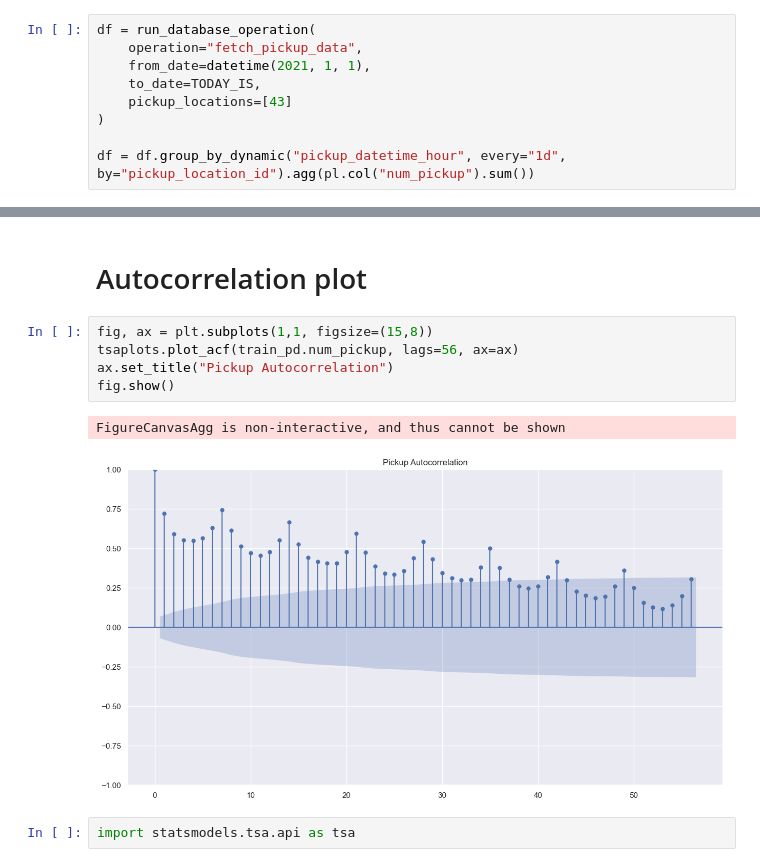
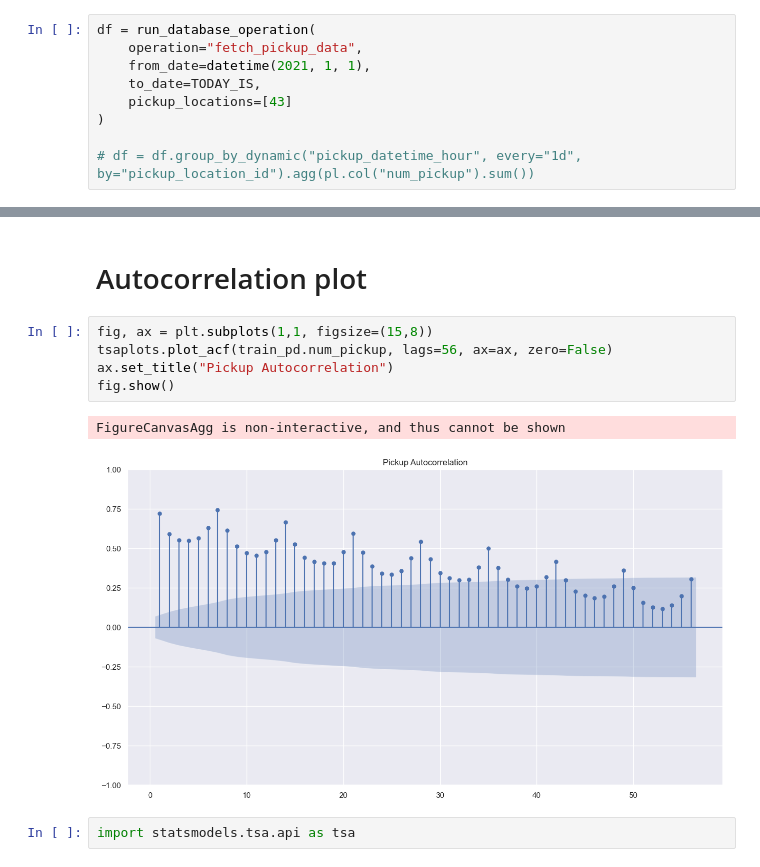
Before and after one commit to slafaurie/taxi_demand_service, a Jupyter notebook: notebooks/02_exploratory_data_analysis.ipynb, the cells around one changed output, grey strips where cells are left out. Saved outputs shown, nothing was run; the diff lists cells and outputs as text.

```diff
--- a/notebooks/02_exploratory_data_analysis.ipynb
+++ b/notebooks/02_exploratory_data_analysis.ipynb
@@ -35,7 +35,7 @@ df = run_database_operation(
     pickup_locations=[43]
 )
 
-df = df.group_by_dynamic("pickup_datetime_hour", every="1d", by="pickup_location_id").agg(pl.col("num_pickup").sum())
+# df = df.group_by_dynamic("pickup_datetime_hour", every="1d", by="pickup_location_id").agg(pl.col("num_pickup").sum())
 # %%
 train, test = split_into_train_and_test(df)
 train.shape, test.shape
@@ -55,12 +55,12 @@ plot_ts(train_pd, "num_pickup")
 # Autocorrelation plot
 # %%
 fig, ax = plt.subplots(1,1, figsize=(15,8))
-tsaplots.plot_acf(train_pd.num_pickup, lags=56, ax=ax)
+tsaplots.plot_acf(train_pd.num_pickup, lags=56, ax=ax, zero=False)
 ax.set_title("Pickup Autocorrelation")
 fig.show()
 # %% [output]
 FigureCanvasAgg is non-interactive, and thus cannot be shown
-[figure, old version]
+[figure, new version]
 # %%
 import statsmodels.tsa.api as tsa
 # %%
```
Also changed, not shown: parts of 2 cells of this notebook, 4 other files.
